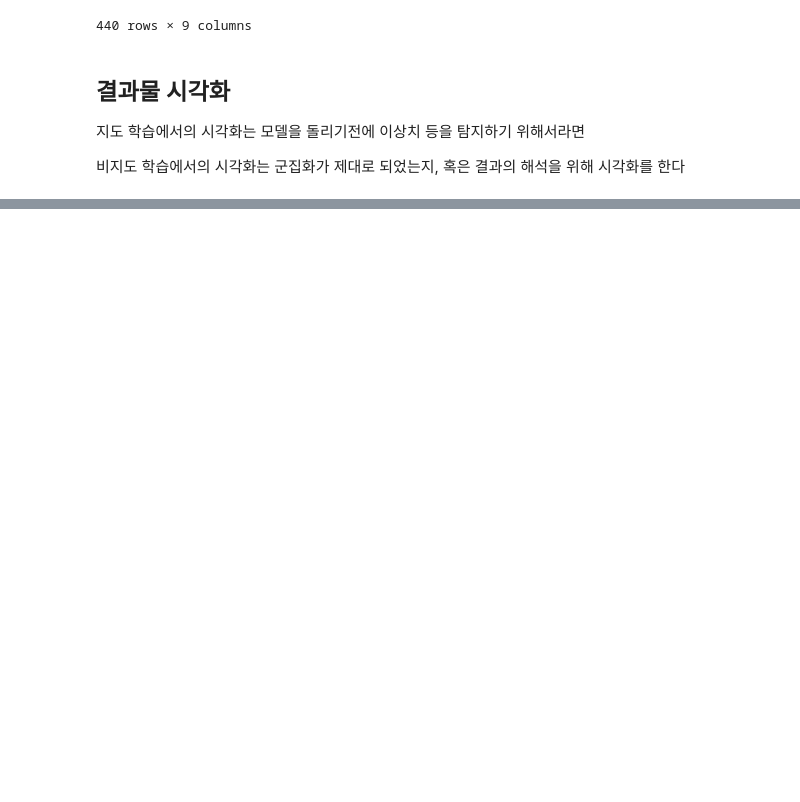
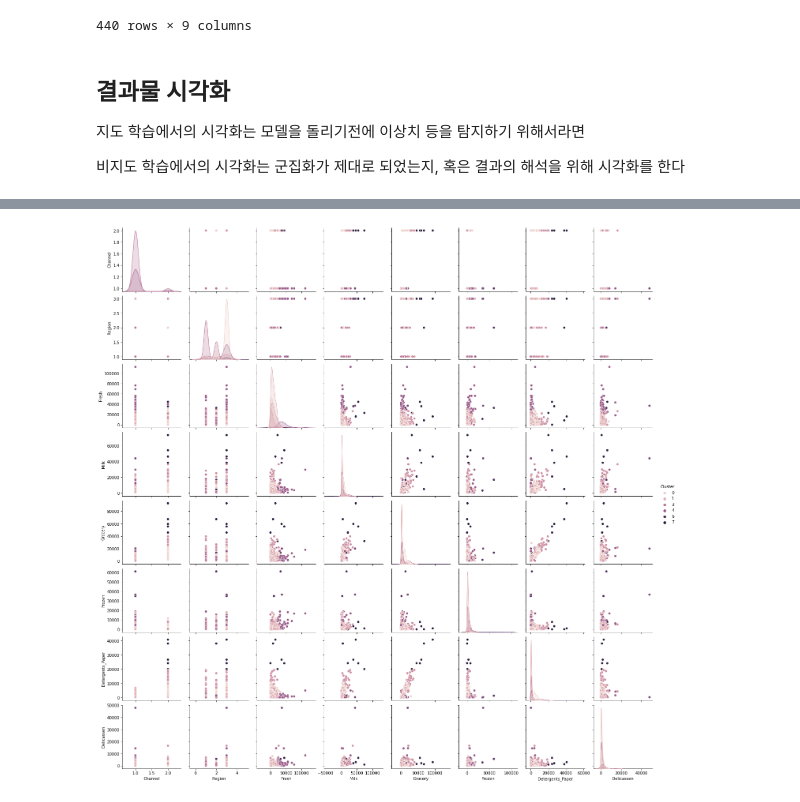
Before and after one commit to cpprhtn/Cpprhtn-s_Deep_Learning, a Jupyter notebook: AI_Class/009/k_Means.ipynb, the cells around one changed output, grey strips where cells are left out. Drawn from its saved outputs; the diff is of its cells as text; code cells hidden in the pictures; blank space fills up the shorter version.

```diff
--- a/AI_Class/009/k_Means.ipynb
+++ b/AI_Class/009/k_Means.ipynb
@@ -185,2 +188,7 @@ plt.show()
+# %%
+sns.pairplot(df,hue='Cluster')
+plt.show()
+# %% [output]
+[figure, added]
 # %%
 mask = (df['Cluster'] == 0) | (df['Cluster'] == 4)
```
Also changed, not shown: parts of 10 cells of this notebook, 1 other file.
